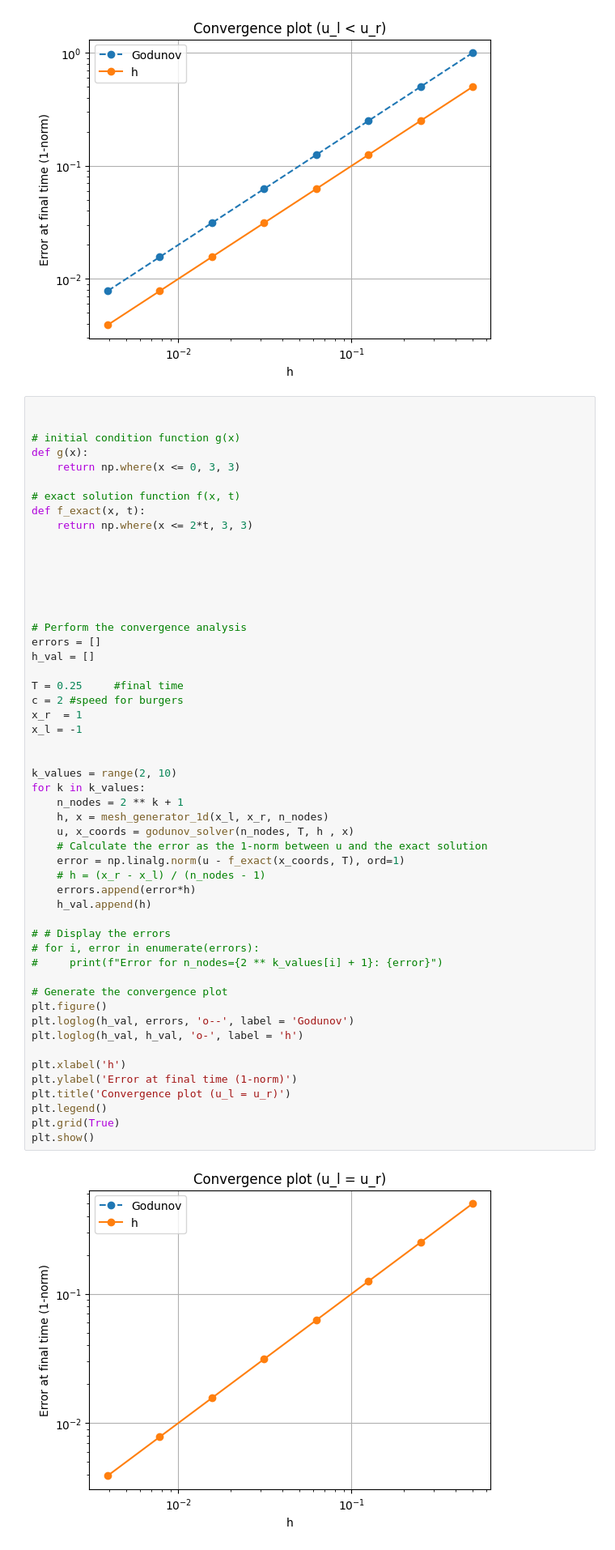
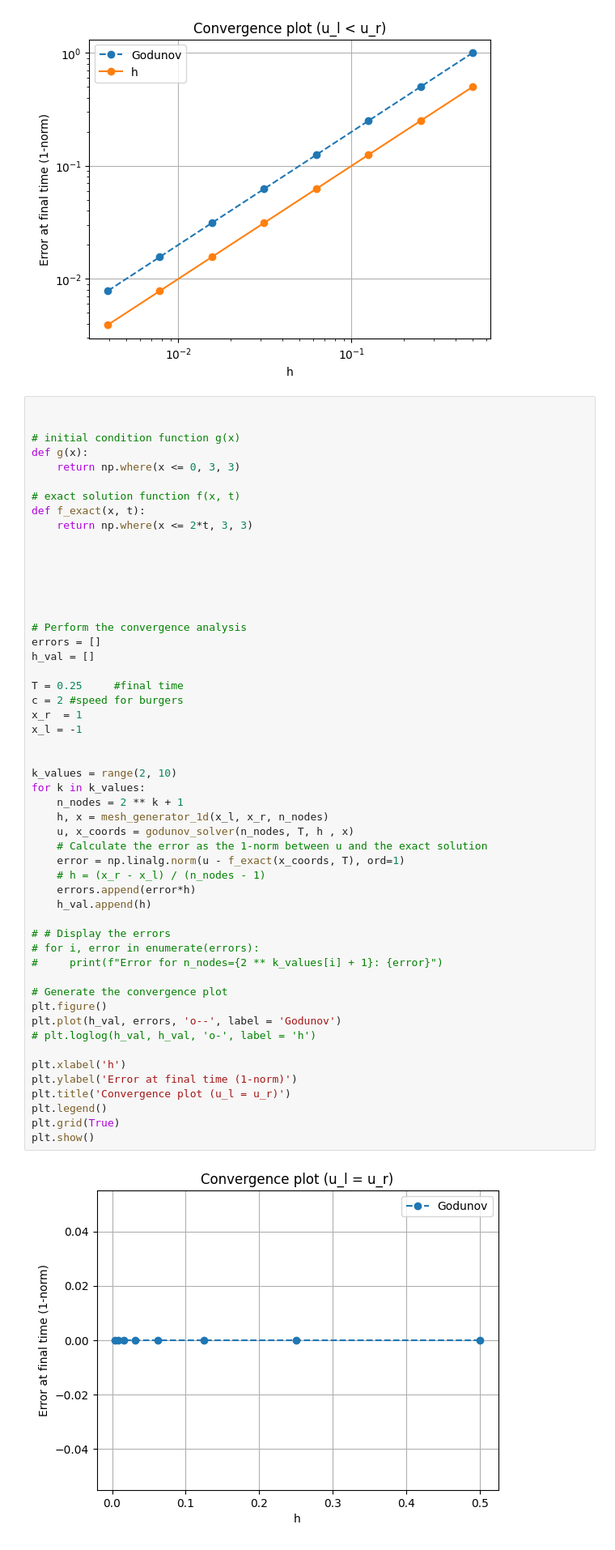
Before and after one commit to c-g-well/FiniteVolume, a Jupyter notebook: projectExperiment.ipynb, the cells around one changed output. Shown: that part at 81% size. Drawn from its saved outputs; the diff is of its cells as text.

```diff
--- a/projectExperiment.ipynb
+++ b/projectExperiment.ipynb
@@ -421,33 +421,33 @@ T = 0.25     #final time
 c = 2 #speed for burgers
 x_r  = 1
 x_l = -1
 
 
 k_values = range(2, 10)
 for k in k_values:
     n_nodes = 2 ** k + 1
     h, x = mesh_generator_1d(x_l, x_r, n_nodes)
     u, x_coords = godunov_solver(n_nodes, T, h , x)
     # Calculate the error as the 1-norm between u and the exact solution
     error = np.linalg.norm(u - f_exact(x_coords, T), ord=1)
     # h = (x_r - x_l) / (n_nodes - 1)
     errors.append(error*h)
     h_val.append(h)
 
 # # Display the errors
 # for i, error in enumerate(errors):
 #     print(f"Error for n_nodes={2 ** k_values[i] + 1}: {error}")
 
 # Generate the convergence plot
 plt.figure()
-plt.loglog(h_val, errors, 'o--', label = 'Godunov')
-plt.loglog(h_val, h_val, 'o-', label = 'h')
+plt.plot(h_val, errors, 'o--', label = 'Godunov')
+# plt.loglog(h_val, h_val, 'o-', label = 'h')
 
 plt.xlabel('h')
 plt.ylabel('Error at final time (1-norm)')
 plt.title('Convergence plot (u_l = u_r)')
 plt.legend()
 plt.grid(True)
 plt.show()
 # %% [output]
-[figure, old version]
+[figure, new version]
```
